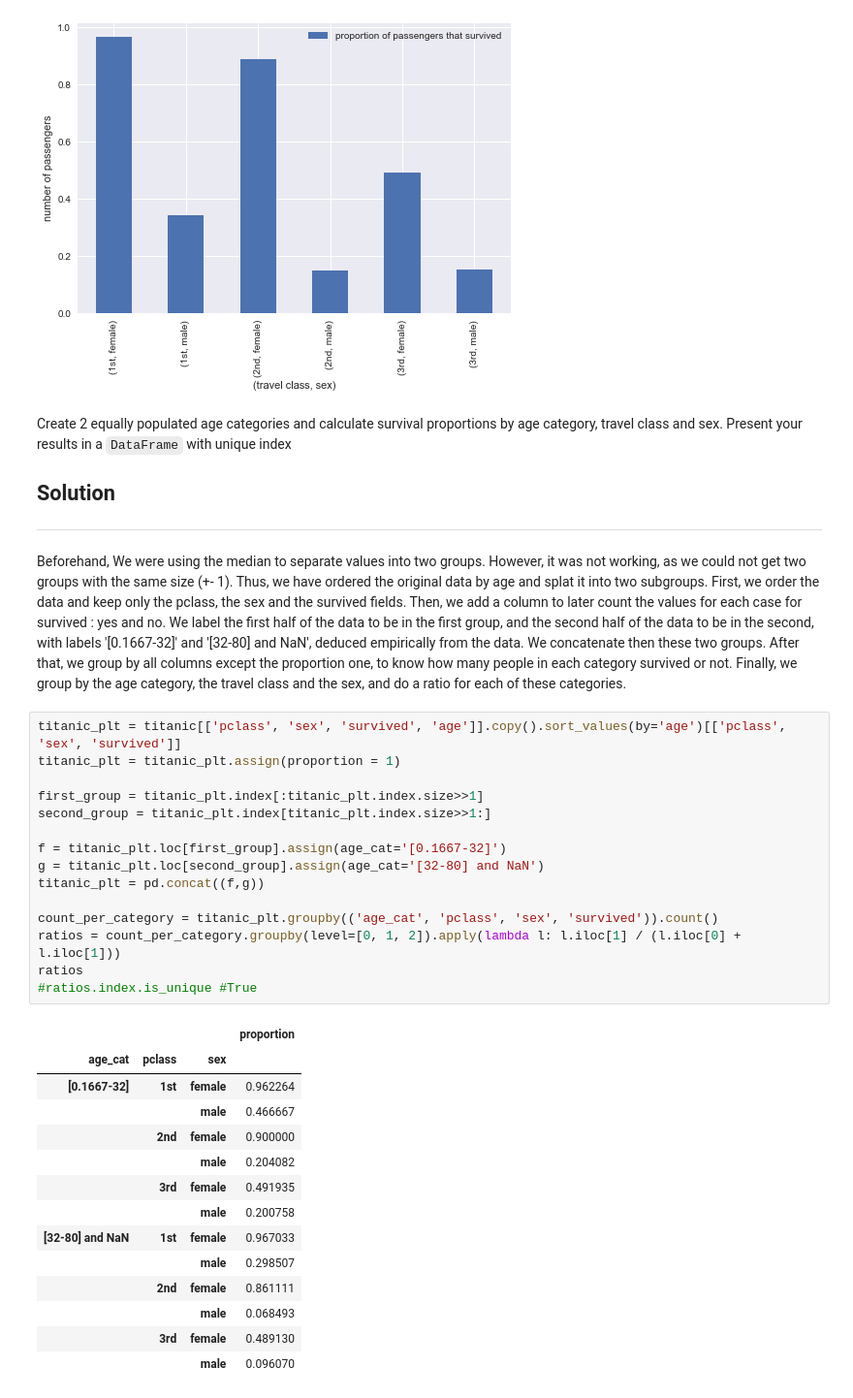
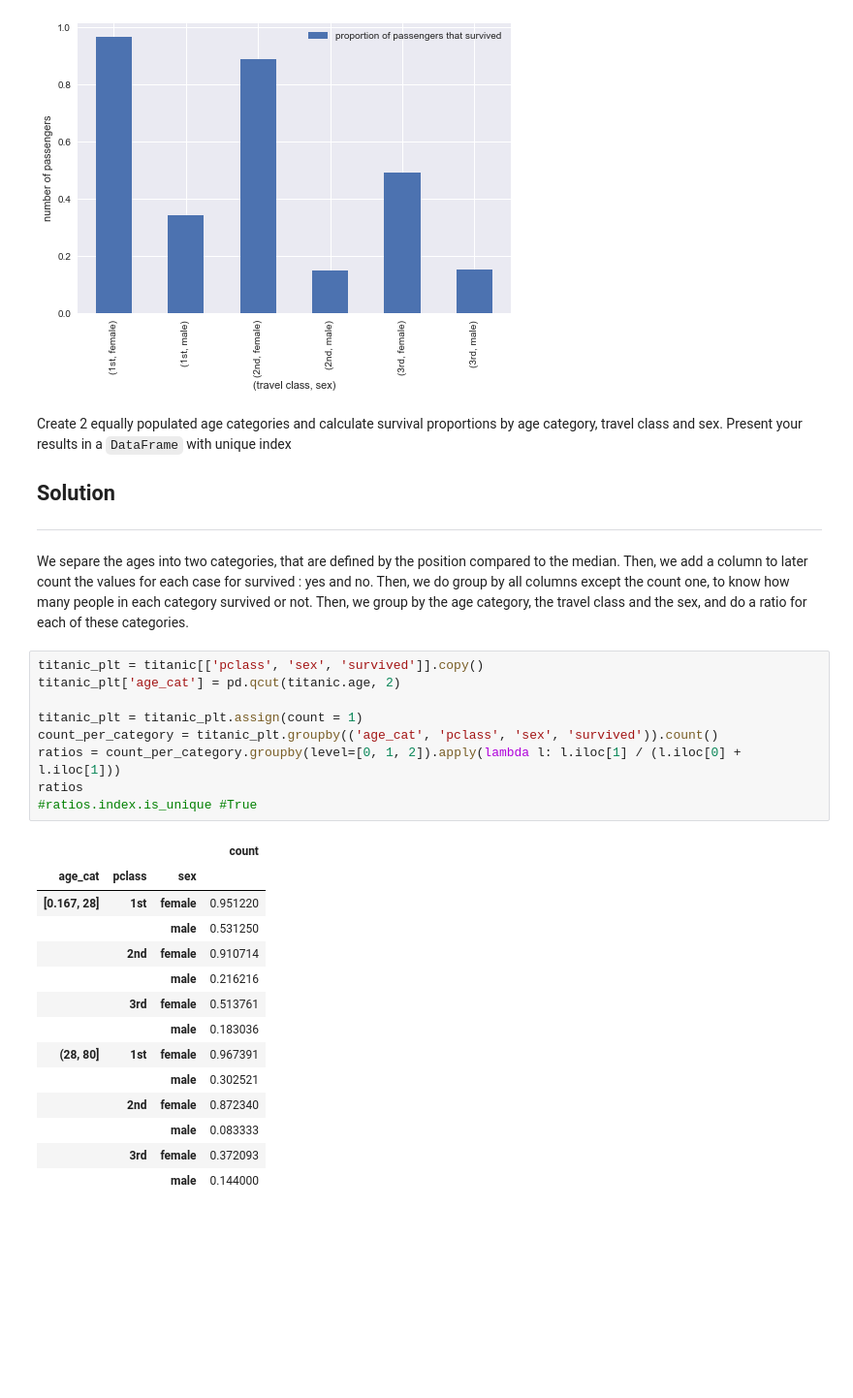
Before and after one commit to mj2905/ProjectMYP, a Jupyter notebook: HW1/Homework 1.ipynb, the cells around one changed output. Shown at 97% size. Drawn from its saved outputs; the diff is of its cells as text; blank space fills up the shorter version.

```diff
--- a/HW1/Homework 1.ipynb
+++ b/HW1/Homework 1.ipynb
@@ -424,39 +424,28 @@ Create 2 equally populated age categories and calculate survival proportions by
 
 ## Solution
 ---
-Beforehand, We were using the median to separate values into two groups. However, it was not working, as we could not get two groups with the same size (+- 1). Thus, we have ordered the original data by age and splat it into two subgroups.
-First, we order the data and keep only the pclass, the sex and the survived fields.
-Then, we add a column to later count the values for each case for survived : yes and no.
-We label the first half of the data to be in the first group, and the second half of the data to be in the second, with labels '[0.1667-32]' and '[32-80] and NaN', deduced empirically from the data. We concatenate then these two groups.
-After that, we group by all columns except the proportion one, to know how many people in each category survived or not.
-Finally, we group by the age category, the travel class and the sex, and do a ratio for each of these categories.
+We separe the ages into two categories, that are defined by the position compared to the median. Then, we add a column to later count the values for each case for survived : yes and no. Then, we do group by all columns except the count one, to know how many people in each category survived or not. Then, we group by the age category, the travel class and the sex, and do a ratio for each of these categories.
 # %%
-titanic_plt = titanic[['pclass', 'sex', 'survived', 'age']].copy().sort_values(by='age')[['pclass', 'sex', 'survived']]
-titanic_plt = titanic_plt.assign(proportion = 1)
+titanic_plt = titanic[['pclass', 'sex', 'survived']].copy()
+titanic_plt['age_cat'] = pd.qcut(titanic.age, 2)
 
-first_group = titanic_plt.index[:titanic_plt.index.size>>1]
-second_group = titanic_plt.index[titanic_plt.index.size>>1:]
-
-f = titanic_plt.loc[first_group].assign(age_cat='[0.1667-32]')
-g = titanic_plt.loc[second_group].assign(age_cat='[32-80] and NaN')
-titanic_plt = pd.concat((f,g))
-
+titanic_plt = titanic_plt.assign(count = 1)
 count_per_category = titanic_plt.groupby(('age_cat', 'pclass', 'sex', 'survived')).count()
 ratios = count_per_category.groupby(level=[0, 1, 2]).apply(lambda l: l.iloc[1] / (l.iloc[0] + l.iloc[1]))
 ratios
 #ratios.index.is_unique #True
 # %% [output]
-|  |  |  | proportion |
+|  |  |  | count |
 | age_cat | pclass | sex |  |
-| [0.1667-32] | 1st | female | 0.962264 |
-|  |  | male | 0.466667 |
-|  | 2nd | female | 0.900000 |
-|  |  | male | 0.204082 |
-|  | 3rd | female | 0.491935 |
-|  |  | male | 0.200758 |
-| [32-80] and NaN | 1st | female | 0.967033 |
-|  |  | male | 0.298507 |
-|  | 2nd | female | 0.861111 |
-|  |  | male | 0.068493 |
-|  | 3rd | female | 0.489130 |
-|  |  | male | 0.096070 |
+| [0.167, 28] | 1st | female | 0.951220 |
+|  |  | male | 0.531250 |
+|  | 2nd | female | 0.910714 |
+|  |  | male | 0.216216 |
+|  | 3rd | female | 0.513761 |
+|  |  | male | 0.183036 |
+| (28, 80] | 1st | female | 0.967391 |
+|  |  | male | 0.302521 |
+|  | 2nd | female | 0.872340 |
+|  |  | male | 0.083333 |
+|  | 3rd | female | 0.372093 |
+|  |  | male | 0.144000 |
```
